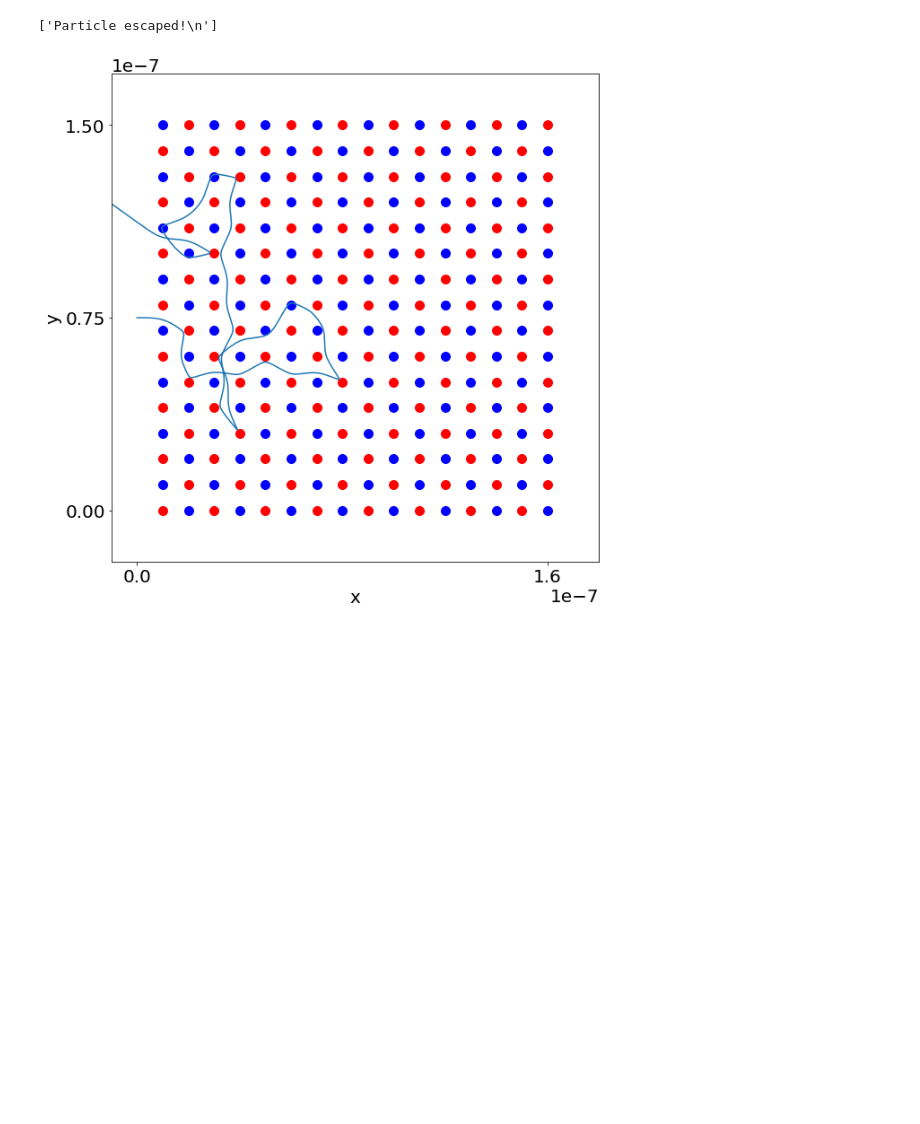
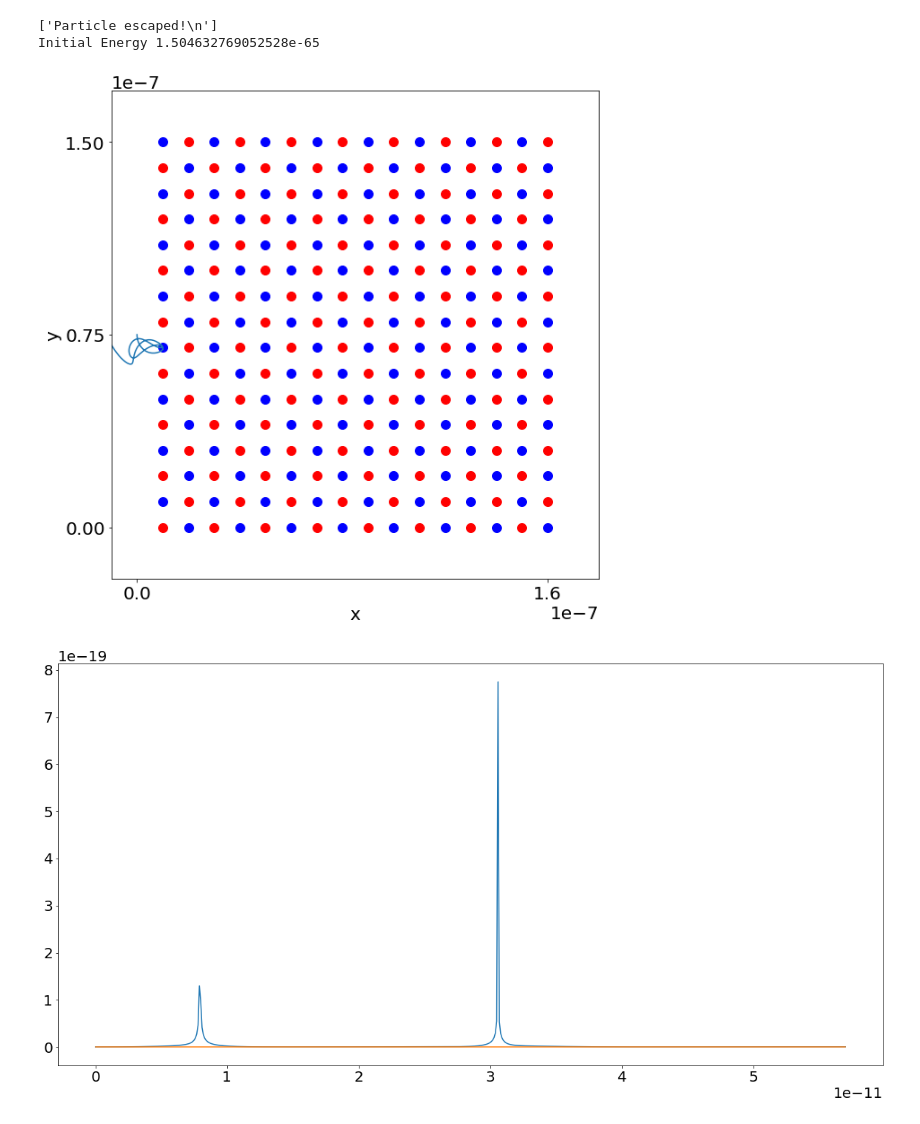
Before and after one commit to atormakh/SimulacionDeSistemas, a Jupyter notebook: SimulacionTemporal/campoElectrico.ipynb, the cells around one changed output. Cells and saved outputs as stored; diff of their text form; code cells hidden in the pictures; blank space fills up the shorter version.

```diff
--- a/SimulacionTemporal/campoElectrico.ipynb
+++ b/SimulacionTemporal/campoElectrico.ipynb
@@ -3,9 +3,12 @@ import data2D as data_import
 import os
 import matplotlib.pyplot as plt
 import numpy as np
+from grid import Grid
 
 D = 1e-8
 N = 16
+Q = 1e-19
+M = 1e-27
 
 plt.rcParams.update({'font.size': 20})
 plt.rc('figure', figsize=(20, 10))
@@ -31,25 +28,40 @@ def plot_particles():
 # %%
 X = []
 Y = []
+E = []
+T = []
 
-data = exec(r=0, dt=0.0001, dt2=0.001, v=10e3)
+grid = Grid(N, D, Q)
+V=0
+data = exec(r=0, dt=1e-3, dt2=1e-1, v=V)
+Ei = grid.calculate_energy(0, (N-1)/2, V, 0, M, Q)
+print("Initial Energy", Ei)
 for t, x, y, vx, vy in data:
+    T.append(t)
     X.append(x)
     Y.append(y)
+    E.append(grid.calculate_energy(x,y,vx,vy,M,Q))
+
 
 plt.figure("Trajectory")
-plot_particles()
+grid.plot()
 plt.plot(X, Y, "-", markersize=1)
 plt.xticks([0, N*D])
 plt.yticks([0,(N-1)*D/2, N*D -D])
 plt.ylim(-2*D, N*D + D)
 plt.xlim(-D, N*D + 2*D)
 plt.gca().set_aspect('equal')
 plt.xlabel("x")
 plt.ylabel("y")
-#plt.grid()
+plt.show()
 
+plt.figure("Energy")
+
+plt.plot(T, E)
+plt.plot(T, [Ei]*len(T))
 plt.show()
 # %% [output]
 ['Particle escaped!\n']
+Initial Energy 1.504632769052528e-65
-[figure, old version]
+[figure, new version]
+[figure, added]
```
Also changed, not shown: parts of 1 cell of this notebook, 4 other files.
